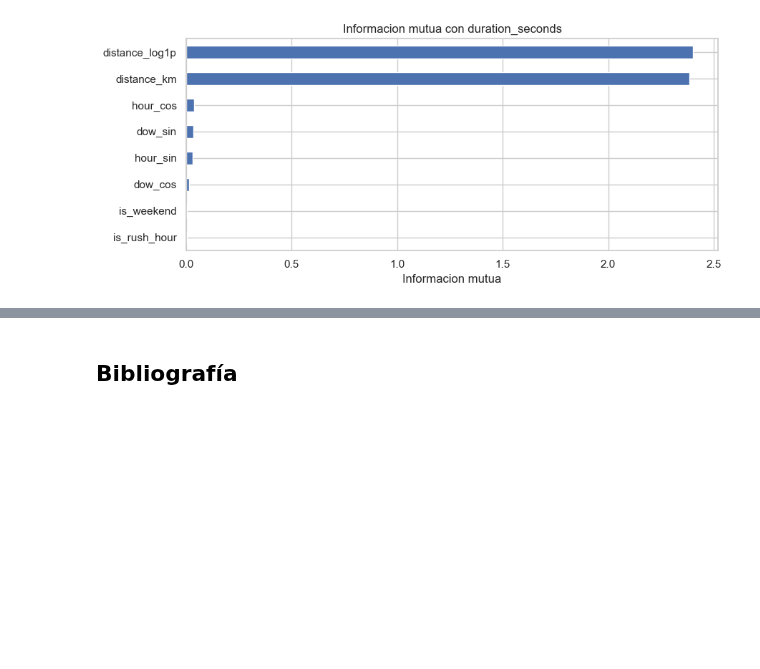
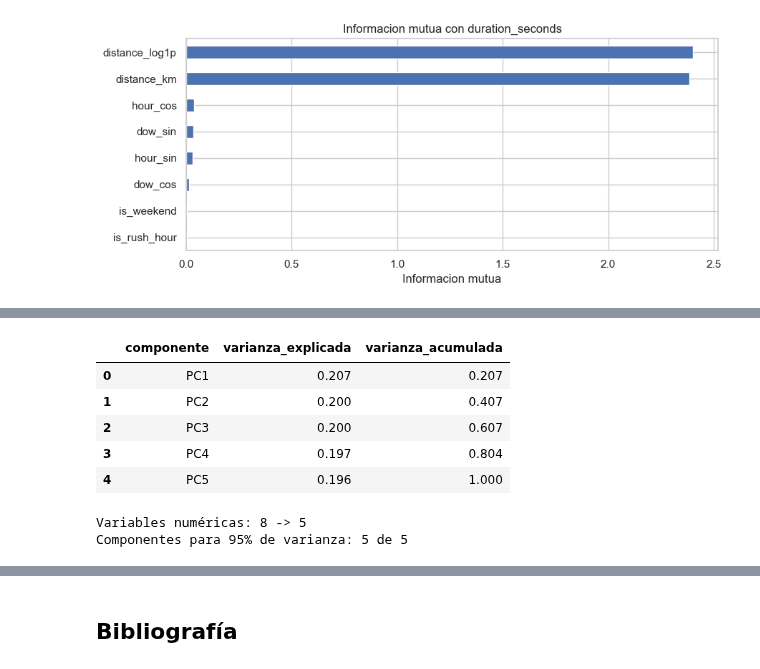
Before and after one commit to aleehpandita/transport-gps-analytics, a Jupyter notebook: notebooks/Avance2_56.ipynb, the cells around one changed output, grey strips where cells are left out. Drawn from its saved outputs; the diff is of its cells as text; code cells hidden in the pictures; blank space fills up the shorter version.

```diff
--- a/notebooks/Avance2_56.ipynb
+++ b/notebooks/Avance2_56.ipynb
@@ -435,0 +546,26 @@ plt.show()
+# %%
+redundant_by_pca = ["distance_log1p", "is_weekend", "is_rush_hour"]
+reduced_numeric = [c for c in numeric_features if c not in redundant_by_pca]
+
+reduced_idx = [numeric_features.index(c) for c in reduced_numeric]
+pca_reduced = PCA(random_state=42).fit(X_train_num[:, reduced_idx])
+
+pca_reduced_variance = pd.DataFrame({
+    "componente": [f"PC{i+1}" for i in range(len(reduced_numeric))],
+    "varianza_explicada": pca_reduced.explained_variance_ratio_,
+    "varianza_acumulada": np.cumsum(pca_reduced.explained_variance_ratio_)
+})
+display(pca_reduced_variance.round(3))
+
+n_95_reduced = int(np.argmax(pca_reduced_variance["varianza_acumulada"].values >= 0.95) + 1)
+print(f"Variables numéricas: {len(numeric_features)} -> {len(reduced_numeric)}")
+print(f"Componentes para 95% de varianza: {n_95_reduced} de {len(reduced_numeric)}")
+# %% [output]
+|  | componente | varianza_explicada | varianza_acumulada |
+| 0 | PC1 | 0.207 | 0.207 |
+| 1 | PC2 | 0.200 | 0.407 |
+| 2 | PC3 | 0.200 | 0.607 |
+| 3 | PC4 | 0.197 | 0.804 |
+| 4 | PC5 | 0.196 | 1.000 |
+Variables numéricas: 8 -> 5
+Componentes para 95% de varianza: 5 de 5
```
Also changed, not shown: parts of 8 cells of this notebook.
